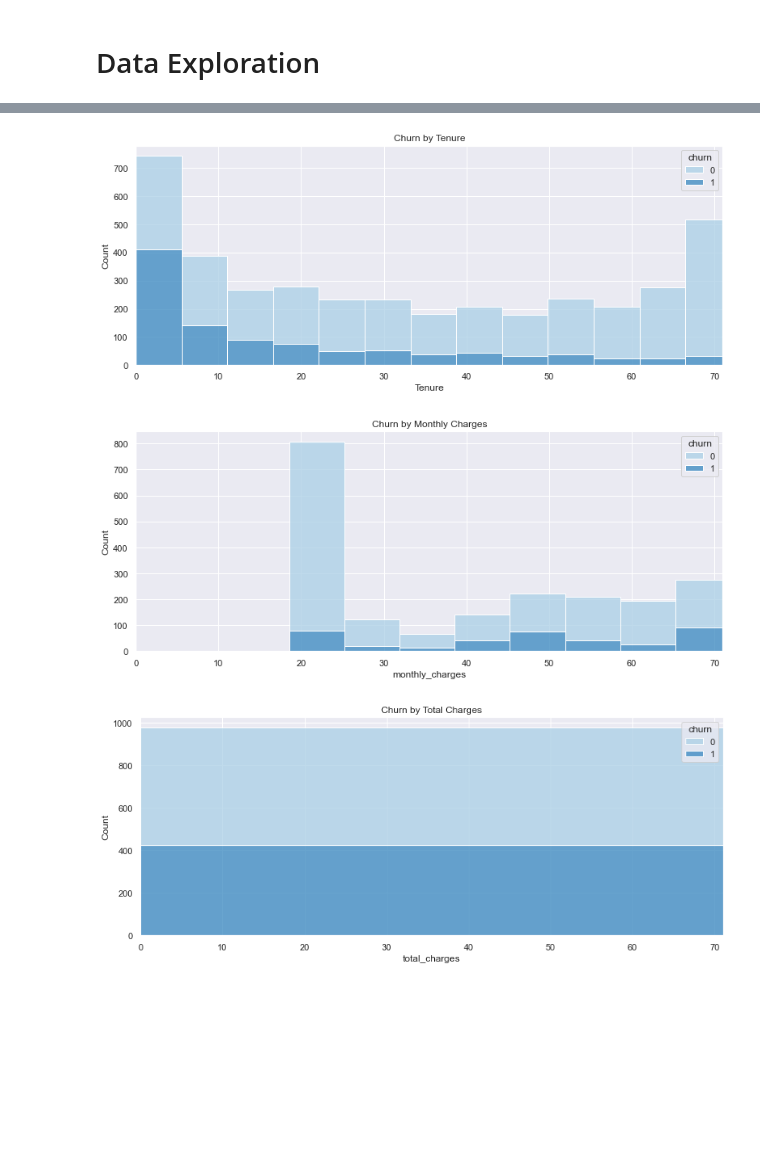
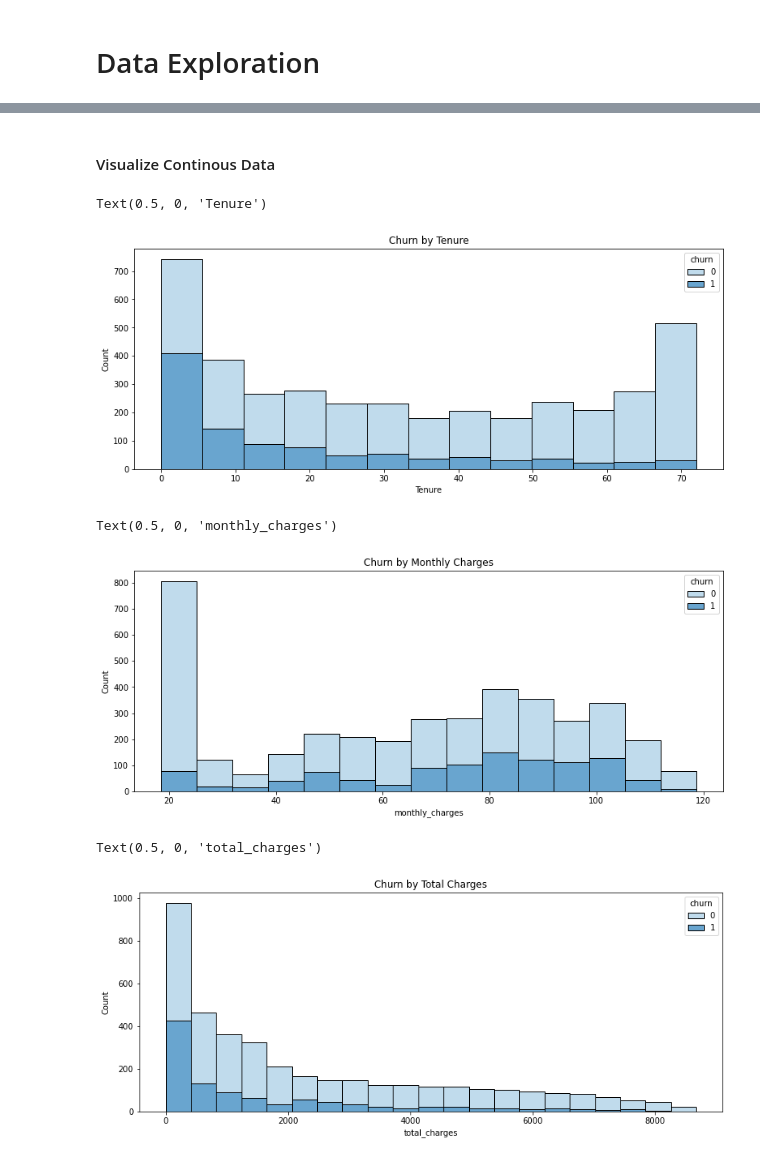
Before and after one commit to albertopuentes/Classification-Project---To-Churn-or-Not-To-Churn, a Jupyter notebook: classification_project.ipynb, the cells around one changed output, grey strips where cells are left out. Drawn from its saved outputs; the diff is of its cells as text; code cells hidden in the pictures; blank space fills up the shorter version.

```diff
--- a/classification_project.ipynb
+++ b/classification_project.ipynb
@@ -416,8 +438,10 @@ def normal(x):
     for col in columns:
         print(prep_df[col].value_counts(normalize=True))
         print('**********************')
+# %% [markdown]
+#### Visualize Continous Data
 # %%
-# Churn by Tenure (Categorical vs Continous data)
+# Churn by Tenure
 plt.figure(figsize=(13,5))
 sns.histplot(train,
              x=train.tenure,
@@ -426,11 +450,11 @@ sns.histplot(train,
              palette='Blues')
 plt.title("Churn by Tenure")
 plt.xlabel('Tenure')
-plt.xlim(0, 71);
 # %% [output]
+Text(0.5, 0, 'Tenure')
-[figure, old version]
+[figure, new version]
 # %%
-# Churn by Monthly Charges (Categorical vs Continous data)
+# Churn by Monthly Charges
 plt.figure(figsize=(13,5))
 sns.histplot(train,
              x=train.monthly_charges,
@@ -439,19 +463,19 @@ sns.histplot(train,
              palette='Blues')
 plt.title("Churn by Monthly Charges")
 plt.xlabel('monthly_charges')
-plt.xlim(0, 71);
 # %% [output]
+Text(0.5, 0, 'monthly_charges')
-[figure, old version]
+[figure, new version]
 # %%
-# Churn by Total Charges (Categorical vs Continous data)
+# Churn by Total Charges
 plt.figure(figsize=(13,5))
 sns.histplot(train,
              x=train.total_charges,
              hue='churn',
              multiple='stack',
              palette='Blues')
 plt.title("Churn by Total Charges")
 plt.xlabel('total_charges')
-plt.xlim(0, 71);
 # %% [output]
+Text(0.5, 0, 'total_charges')
-[figure, old version]
+[figure, new version]
```
Also changed, not shown: parts of 19 cells of this notebook.
